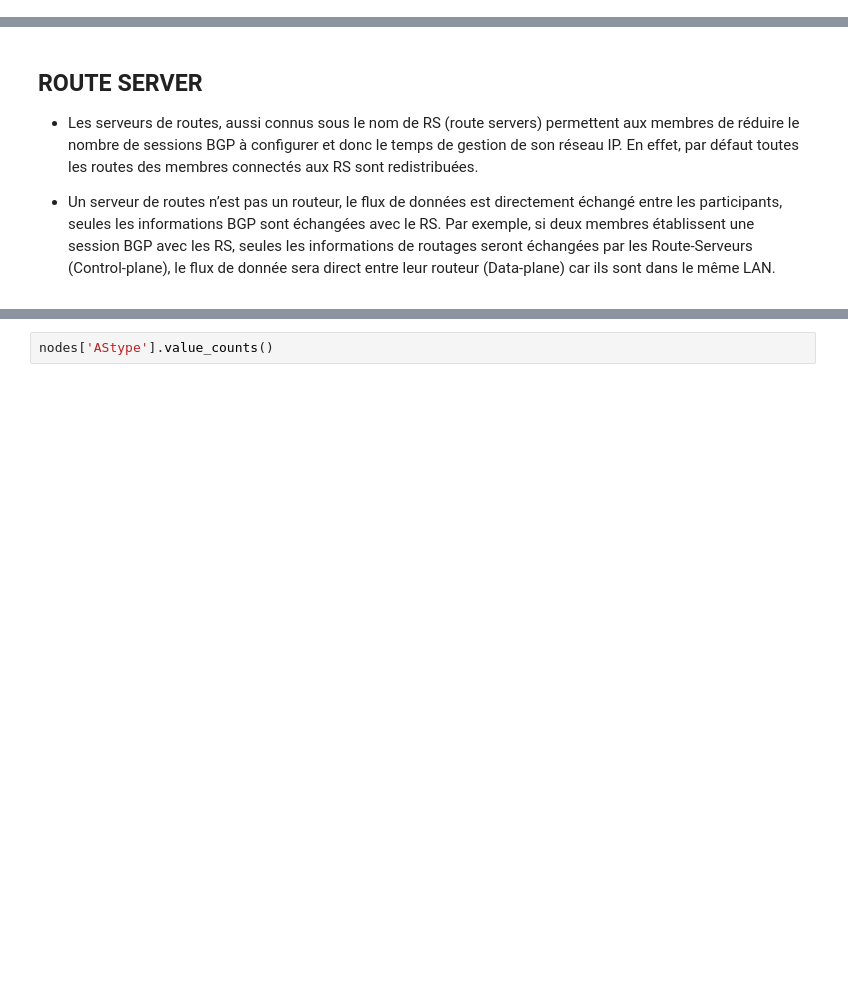
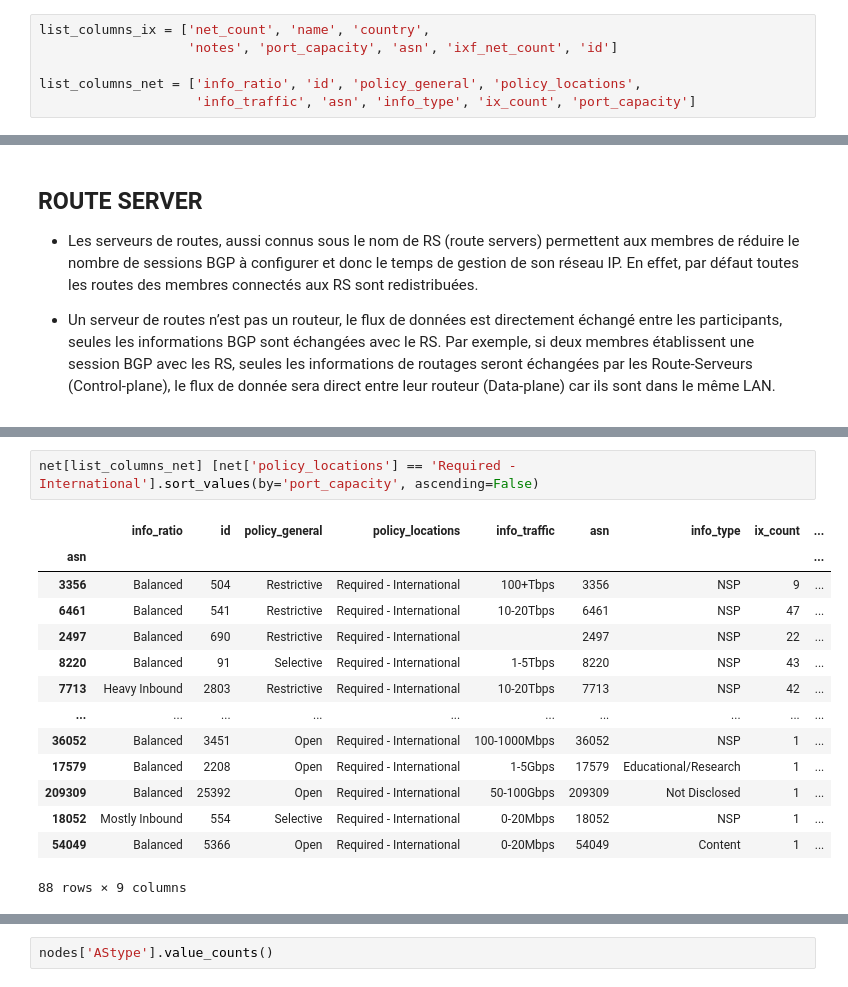
Before and after one commit to Viperine2022/projet_long_GCN_internet, a Jupyter notebook: IMPLANTATION/PeeringDB/peeringDB_data_scaled.ipynb, the cells around one changed output, grey strips where cells are left out. Cells and saved outputs as stored; diff of their text form; blank space fills up the shorter version.

```diff
--- a/IMPLANTATION/PeeringDB/peeringDB_data_scaled.ipynb
+++ b/IMPLANTATION/PeeringDB/peeringDB_data_scaled.ipynb
@@ -171,0 +151,6 @@ net[list_columns_net] [net['asn'] == 20144]
+# %%
+list_columns_ix = ['net_count', 'name', 'country',
+                   'notes', 'port_capacity', 'asn', 'ixf_net_count', 'id']
+
+list_columns_net = ['info_ratio', 'id', 'policy_general', 'policy_locations',
+                    'info_traffic', 'asn', 'info_type', 'ix_count', 'port_capacity']
@@ -234,0 +245,17 @@ net[list_columns_net].sort_values(by='ix_count', ascending=False)
+# %%
+net[list_columns_net] [net['policy_locations'] == 'Required - International'].sort_values(by='port_capacity', ascending=False)
+# %% [output]
+|  | info_ratio | id | policy_general | policy_locations | info_traffic | asn | info_type | ix_count | ... |
+| asn |  |  |  |  |  |  |  |  | ... |
+| 3356 | Balanced | 504 | Restrictive | Required - International | 100+Tbps | 3356 | NSP | 9 | ... |
+| 6461 | Balanced | 541 | Restrictive | Required - International | 10-20Tbps | 6461 | NSP | 47 | ... |
+| 2497 | Balanced | 690 | Restrictive | Required - International |  | 2497 | NSP | 22 | ... |
+| 8220 | Balanced | 91 | Selective | Required - International | 1-5Tbps | 8220 | NSP | 43 | ... |
+| 7713 | Heavy Inbound | 2803 | Restrictive | Required - International | 10-20Tbps | 7713 | NSP | 42 | ... |
+| ... | ... | ... | ... | ... | ... | ... | ... | ... | ... |
+| 36052 | Balanced | 3451 | Open | Required - International | 100-1000Mbps | 36052 | NSP | 1 | ... |
+| 17579 | Balanced | 2208 | Open | Required - International | 1-5Gbps | 17579 | Educational/Research | 1 | ... |
+| 209309 | Balanced | 25392 | Open | Required - International | 50-100Gbps | 209309 | Not Disclosed | 1 | ... |
+| 18052 | Mostly Inbound | 554 | Selective | Required - International | 0-20Mbps | 18052 | NSP | 1 | ... |
+| 54049 | Balanced | 5366 | Open | Required - International | 0-20Mbps | 54049 | Content | 1 | ... |
+88 rows × 9 columns
```
Also changed, not shown: parts of 19 cells of this notebook, 2 other files.
